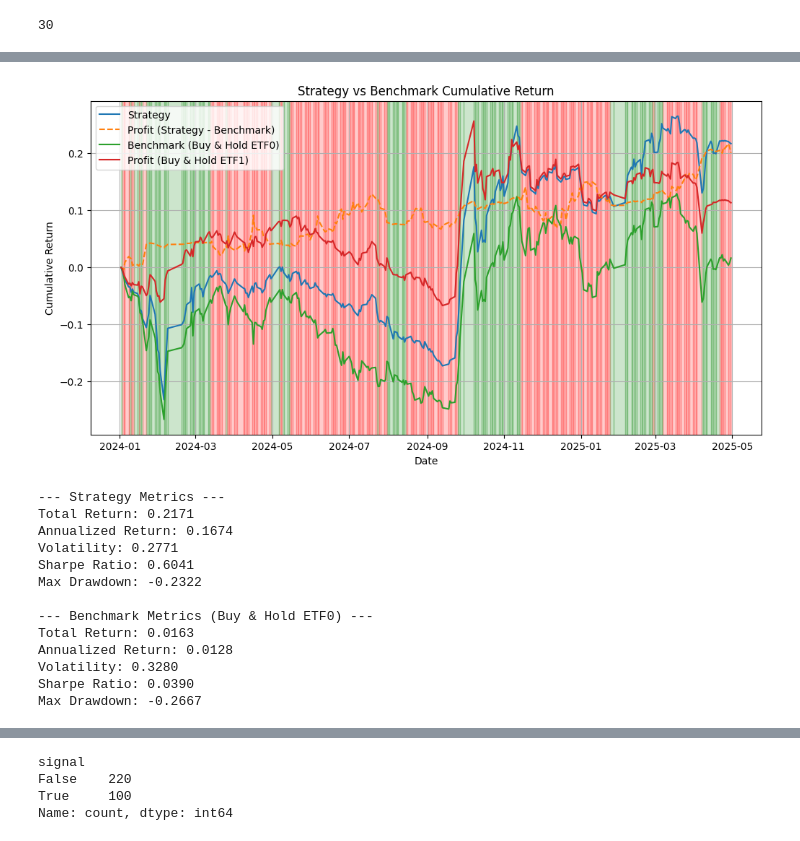
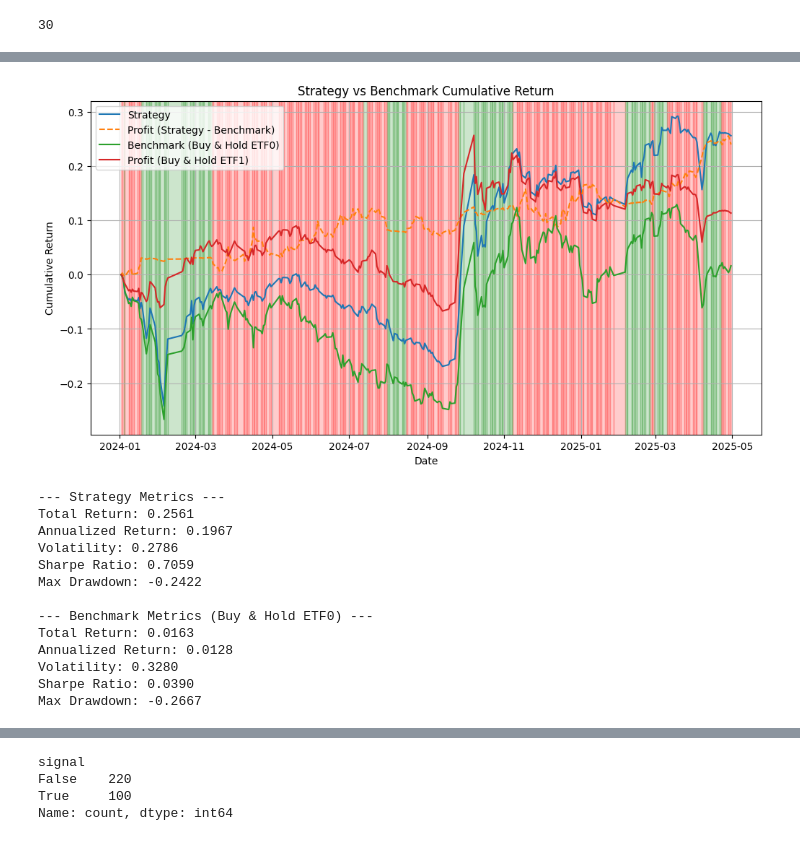
Before and after one commit to MuYanustc/Style_Timing, a Jupyter notebook: lgb.ipynb, the cells around one changed output, grey strips where cells are left out. Cells and saved outputs as stored; diff of their text form; code cells hidden in the pictures.

Commit message:
an interesting finding that return_diff_xd_avg_shifted is a better regression target

```diff
--- a/lgb.ipynb
+++ b/lgb.ipynb
@@ -611,7 +611,7 @@ def signal_generation(data, feature, selected_features, target='return_diff_shif
         target=target,
         n_splits=3,
         n_estimators=3000,
-        learning_rate=0.005,
+        learning_rate=0.01,
         num_leaves=20,
         max_depth=5,
         min_child_samples=30,
@@ -648,6 +648,9 @@ def signal_generation(data, feature, selected_features, target='return_diff_shif
         # 使用smooth进行平滑
         y_pred = pd.Series(y_pred, index=X.index).rolling(window=smooth).mean()
         y_pred = y_pred.fillna(0)
+        # # 用ema进行平滑
+        # y_pred = pd.Series(y_pred, index=X.index).ewm(span=smooth).mean()
+        # y_pred = y_pred.fillna(0)
     # 将预测结果添加到data中
     # 已经shift过了，所以不需要再shift
     data['signal'] = y_pred
@@ -748,11 +751,11 @@ def run_backtest(data, start_date, verbose = 3, end_date = None, thresh = 0, fee
 
     return data, strategy_metrics, benchmark_metrics
 # %%
-target = 'return_diff_5d_avg_shifted'
+target = 'return_diff_10d_avg_shifted'
 # selected_features = feature_selection(ori_data, features)
 selected_features = feature_selection(ori_data, features, target=target)
 # selected_features = features.columns.tolist()
-signaled_data, output_model = signal_generation(ori_data, features, selected_features, target=target, smooth=2)
+signaled_data, output_model = signal_generation(ori_data, features, selected_features, target=target, smooth = 5)
 # %% [output]
 开始进行 3-折交叉验证...
 
@@ -809,19 +812,19 @@ Max Drawdown: -0.5726
 # %%
 backtest_results, strat_metrics, bench_metrics = run_backtest(
     data = signaled_data,
     start_date='2023-12-31',
-    end_date='2025-06-01',
+    # end_date='2024-06-01',
     verbose = 3,
     # fees = False
 )
 # %% [output]
-[figure, old version]
+[figure, new version]
 --- Strategy Metrics ---
-Total Return: 0.2171
-Annualized Return: 0.1674
-Volatility: 0.2771
-Sharpe Ratio: 0.6041
-Max Drawdown: -0.2322
+Total Return: 0.2561
+Annualized Return: 0.1967
+Volatility: 0.2786
+Sharpe Ratio: 0.7059
+Max Drawdown: -0.2422
 
 --- Benchmark Metrics (Buy & Hold ETF0) ---
 Total Return: 0.0163
```
Also changed, not shown: parts of 5 cells of this notebook.
